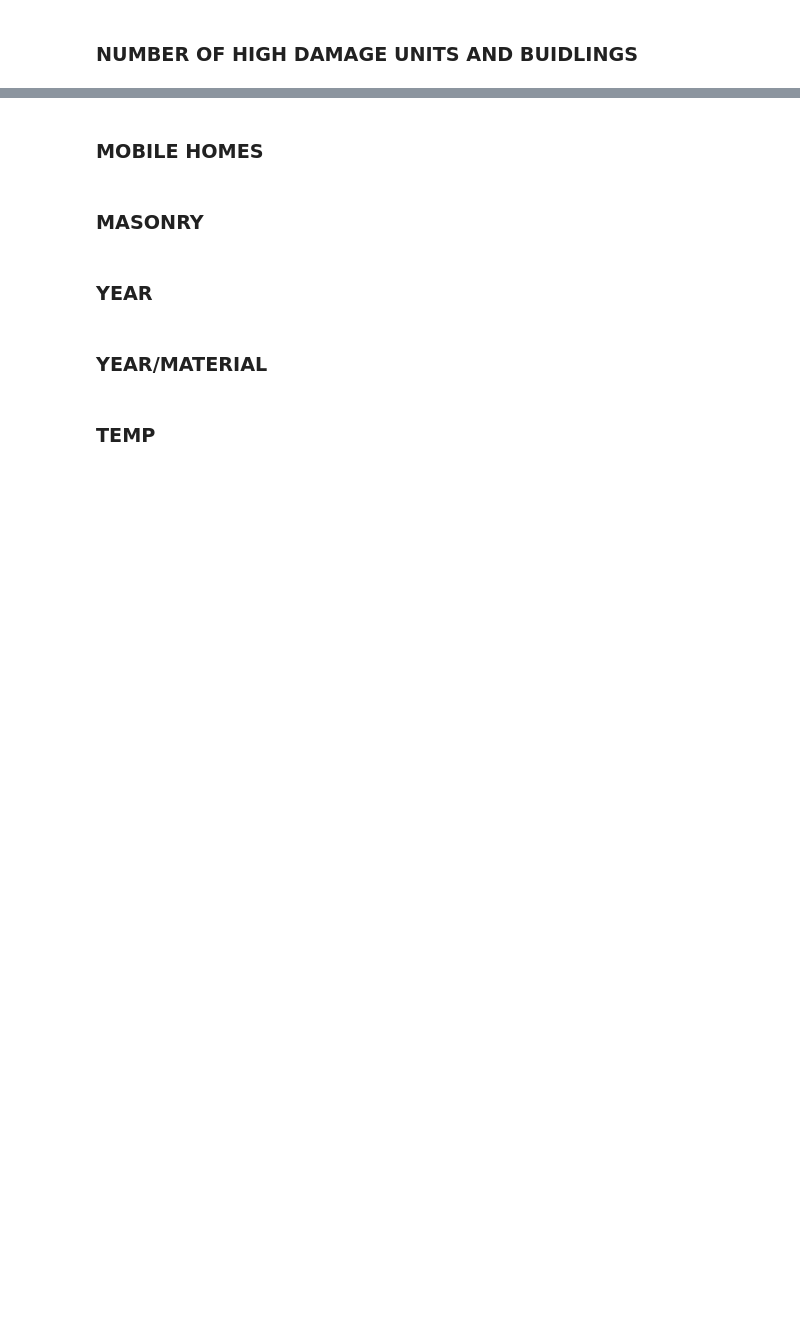
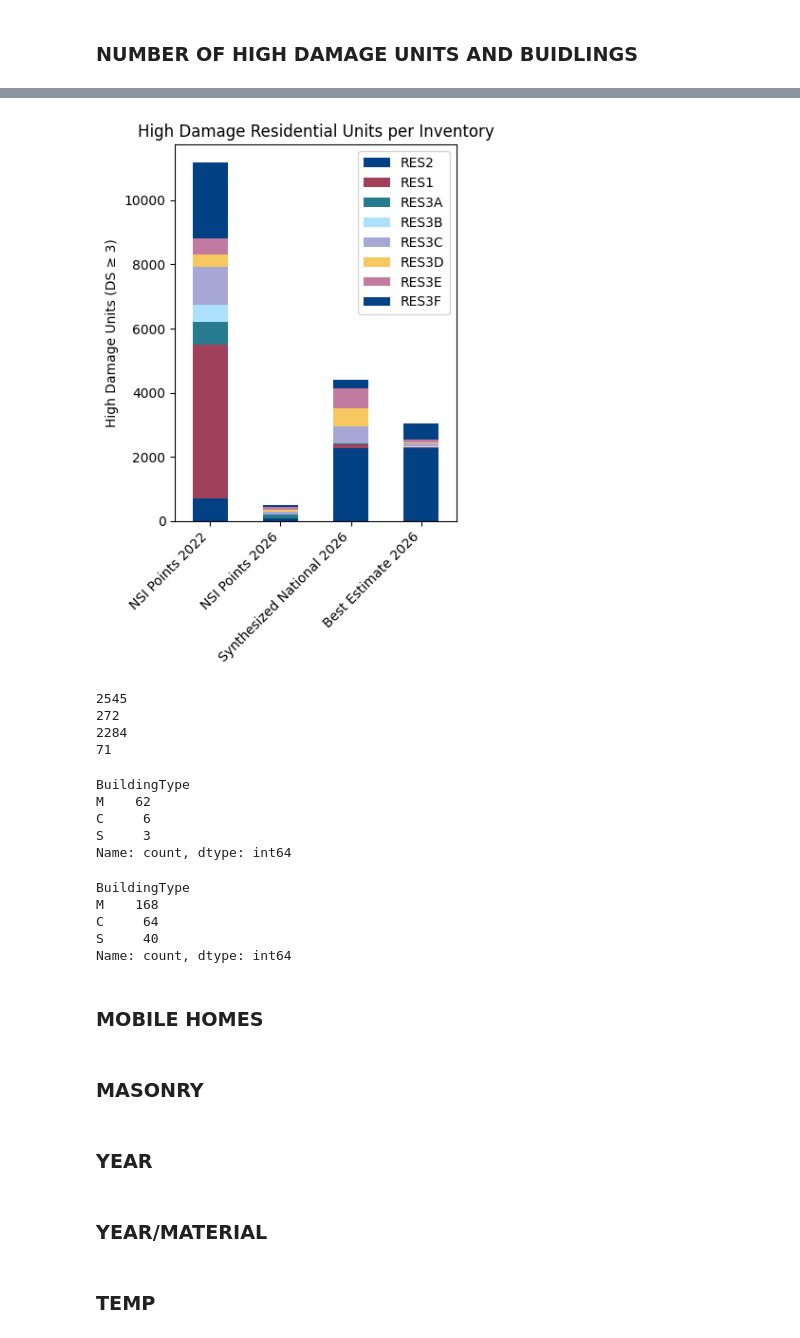
Before and after one commit to mlochhead/Building_Inventory_Generation, a Jupyter notebook: inventory_generation_hayward26/Figures_Inventory_Comparison.ipynb, the cells around one changed output, grey strips where cells are left out. Saved outputs shown, nothing was run; the diff lists cells and outputs as text; code cells hidden in the pictures; blank space fills up the shorter version.

```diff
--- a/inventory_generation_hayward26/Figures_Inventory_Comparison.ipynb
+++ b/inventory_generation_hayward26/Figures_Inventory_Comparison.ipynb
@@ -827,7 +835,7 @@ for df, name in zip(inventories, inventory_names):
 
 count_df = pd.concat(counts, axis=1)
 # %%
-res_classes = ["RES2", "RES1", "RES3"]
+res_classes = ["RES2", "RES1", "RES3A","RES3B","RES3C","RES3D","RES3E","RES3F"]
 
 counts = []
 
@@ -866,15 +876,50 @@ plt.show()
 # %%
 
 fig, ax = plt.subplots(figsize=(4, 6))
-units_df.T.plot(kind="bar",stacked=True,ax=ax, color = [colors[3],colors[2],colors[0]])
+units_df.T.plot(kind="bar",stacked=True,ax=ax, color = colors) #[colors[3],colors[2],colors[0],colors[4]])
 
 ax.set_ylabel("High Damage Units (DS ≥ 3)")
 ax.set_xlabel("")
 ax.set_title("High Damage Residential Units per Inventory")
 ax.legend(loc="upper right")
 ax.set_xticklabels(ax.get_xticklabels(), rotation=45, ha="right")
 plt.tight_layout()
 plt.show()
+# %% [output]
+[figure, added]
+# %%
+res = national26[national26['OccupancyClass_Actual'].str.contains('RES1|RES2|RES3')]
+high_dam = res[res['DS']>=3]
+print(len(high_dam))
+nat_high = high_dam[~high_dam['OccupancyClass_Actual'].str.contains('RES2')]
+print(len(nat_high))
+
+res = best26[best26['OccupancyClass_Actual'].str.contains('RES1|RES2|RES3')]
+high_dam = res[res['DS']>=3]
+print(len(high_dam))
+best_high = high_dam[~high_dam['OccupancyClass_Actual'].str.contains('RES2')]
+print(len(best_high))
+# %% [output]
+2545
+272
+2284
+71
+# %%
+best_high['BuildingType'].value_counts()
+# %% [output]
+BuildingType
+M    62
+C     6
+S     3
+Name: count, dtype: int64
+# %%
+nat_high['BuildingType'].value_counts()
+# %% [output]
+BuildingType
+M    168
+C     64
+S     40
+Name: count, dtype: int64
 # %% [markdown]
 ### MOBILE HOMES
 # %%
```
Also changed, not shown: parts of 5 cells of this notebook, 41 other files.
